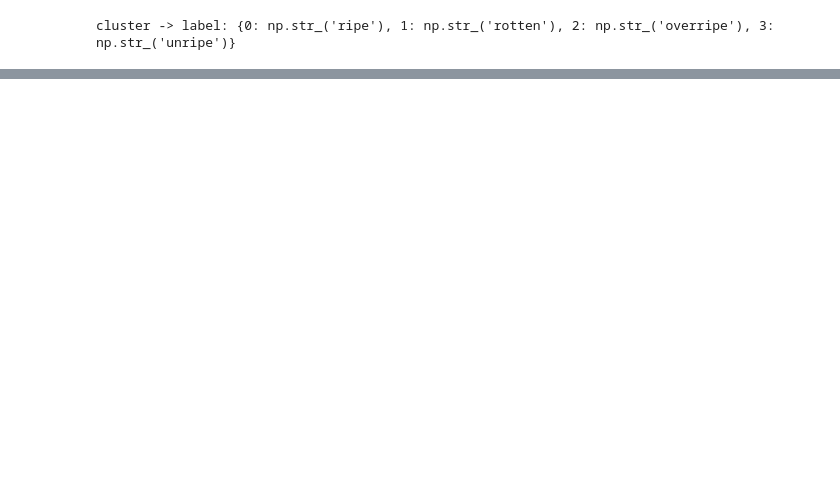
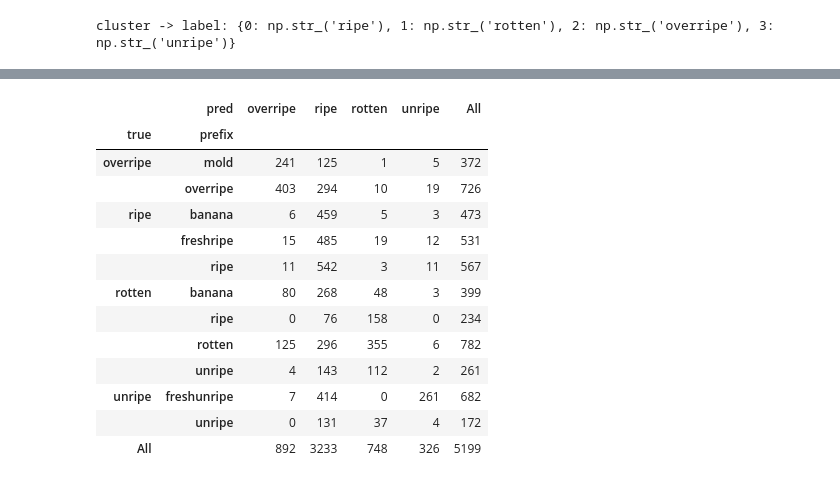
Before and after one commit to AIEngCourses/kcvlbe, a Jupyter notebook: fp/banana-clean.ipynb, the cells around one changed output, grey strips where cells are left out. Saved outputs shown, nothing was run; the diff lists cells and outputs as text; code cells hidden in the pictures; blank space fills up the shorter version.

```diff
--- a/fp/banana-clean.ipynb
+++ b/fp/banana-clean.ipynb
@@ -167,7 +207,7 @@ def embed_paths(paths, batch_size: int = 32) -> np.ndarray:  # -> (N, 768)
         vecs.append(backbone(batch.to(DEVICE)).cpu())
     return torch.cat(vecs).numpy()
 
-X = embed_paths(clean_paths)
+X = embed_paths(nobg_paths)
 print("embeddings:", X.shape)
 # %% [output]
 embeddings: (5199, 768)
@@ -207,0 +251,23 @@ confusion (rows=true, cols=pred): [np.str_('overripe'), np.str_('ripe'), np.str_
+# %%
+import pandas as pd
+
+prefix = np.array([re.match(r"musa-acuminata-([a-z]+)-", p.name).group(1) for p in clean_paths])
+df = pd.DataFrame({"true": y, "prefix": prefix, "pred": y_pred})
+
+# rows: folder class + filename prefix, cols: predicted (cluster's majority label)
+pd.crosstab([df["true"], df["prefix"]], df["pred"], margins=True)
+# %% [output]
+|  | pred | overripe | ripe | rotten | unripe | All |
+| true | prefix |  |  |  |  |  |
+| overripe | mold | 241 | 125 | 1 | 5 | 372 |
+|  | overripe | 403 | 294 | 10 | 19 | 726 |
+| ripe | banana | 6 | 459 | 5 | 3 | 473 |
+|  | freshripe | 15 | 485 | 19 | 12 | 531 |
+|  | ripe | 11 | 542 | 3 | 11 | 567 |
+| rotten | banana | 80 | 268 | 48 | 3 | 399 |
+|  | ripe | 0 | 76 | 158 | 0 | 234 |
+|  | rotten | 125 | 296 | 355 | 6 | 782 |
+|  | unripe | 4 | 143 | 112 | 2 | 261 |
+| unripe | freshunripe | 7 | 414 | 0 | 261 | 682 |
+|  | unripe | 0 | 131 | 37 | 4 | 172 |
+| All |  | 892 | 3233 | 748 | 326 | 5199 |
```
Also changed, not shown: parts of 10 cells of this notebook.
